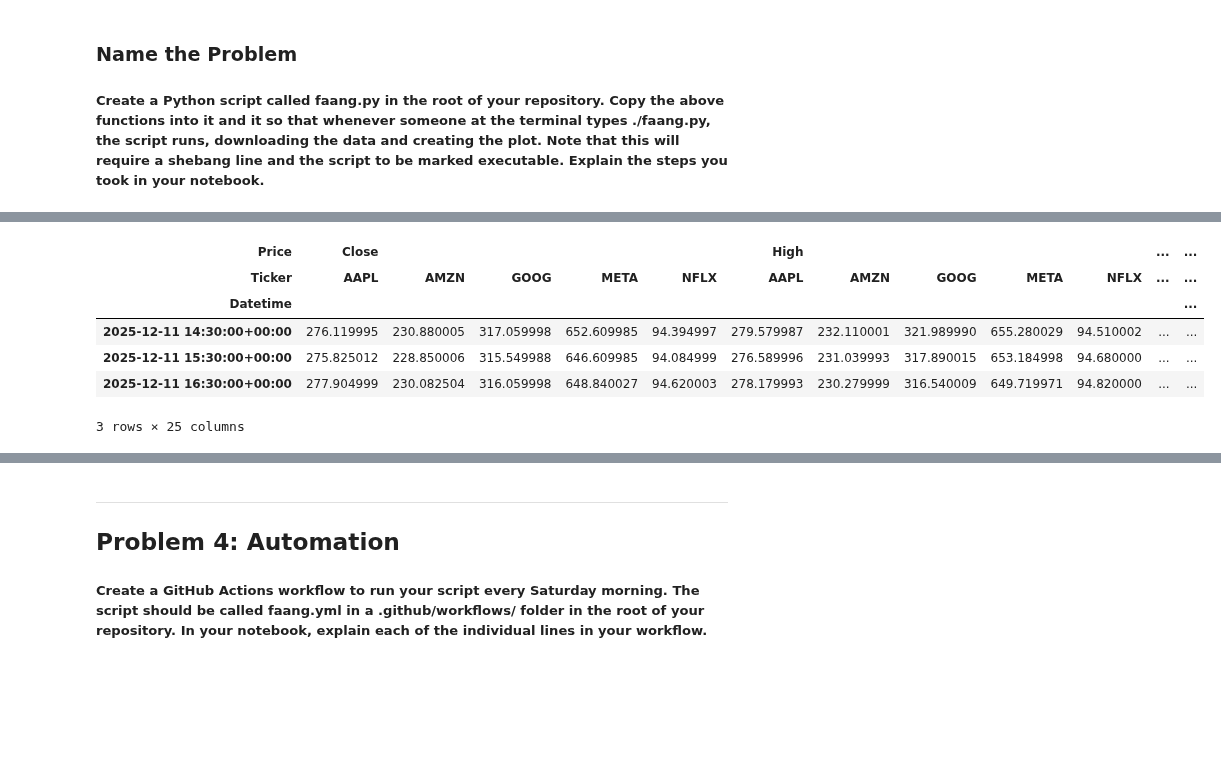
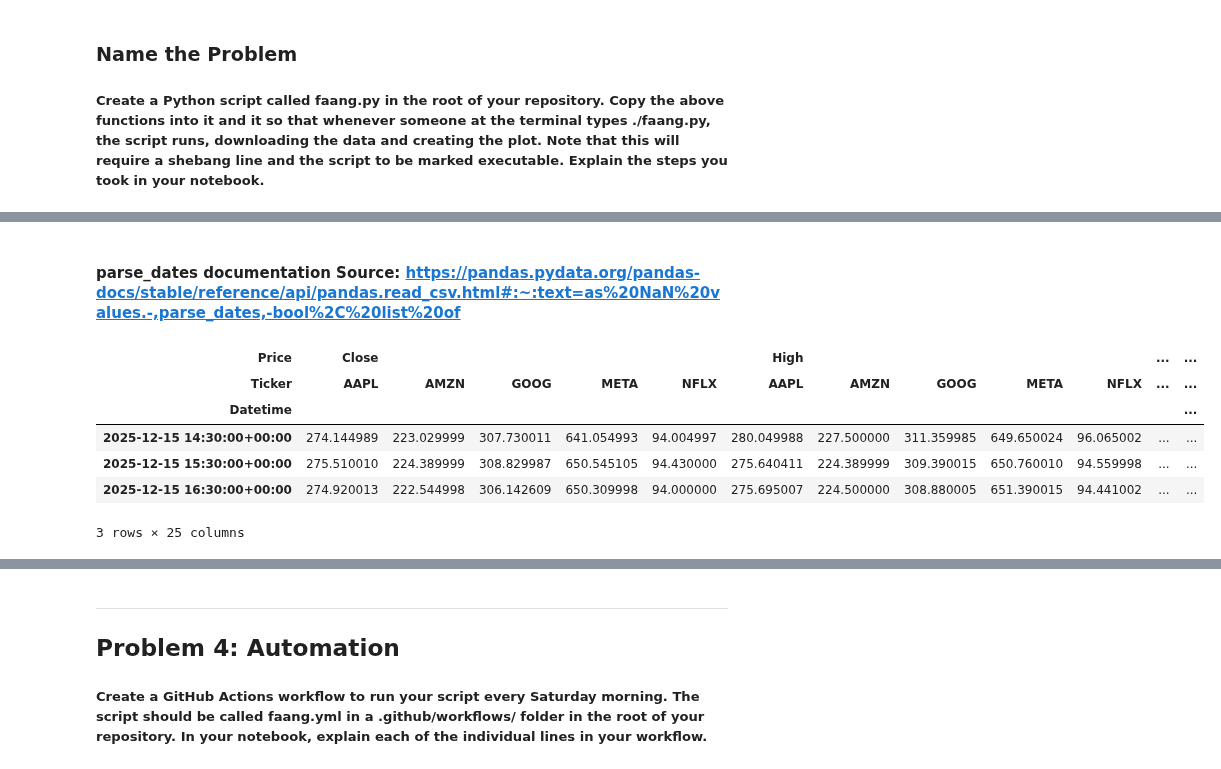
Before and after one commit to FaolanH/computer-infrastructure-assessment, a Jupyter notebook: problems.ipynb, the cells around one changed output, grey strips where cells are left out. Saved outputs shown, nothing was run; the diff lists cells and outputs as text; code cells hidden in the pictures; blank space fills up the shorter version.

```diff
--- a/problems.ipynb
+++ b/problems.ipynb
@@ -237,14 +232,16 @@ datafiles [0]
+# %% [markdown]
+#### parse_dates documentation Source: https://pandas.pydata.org/pandas-docs/stable/reference/api/pandas.read_csv.html#:~:text=as%20NaN%20values.-,parse_dates,-bool%2C%20list%20of
 # %%
-# calling the newest csv, generating two header rows and skipping the NaN row
-df_update = pd.read_csv(f'data/{datafiles[0]}', header = [0,1], index_col = 0, parse_dates = True)
+# calling the newest csv, generating two header rows and setting the NaN row as the index
+df = pd.read_csv(f'data/{datafiles[0]}', header = [0,1], index_col = 0, parse_dates = True)
 
-df_update.head(3)
+df.head(3)
 # %% [output]
 | Price | Close |  |  |  |  | High |  |  |  |  | ... | ... |
 | Ticker | AAPL | AMZN | GOOG | META | NFLX | AAPL | AMZN | GOOG | META | NFLX | ... | ... |
 | Datetime |  |  |  |  |  |  |  |  |  |  |  | ... |
-| 2025-12-11 14:30:00+00:00 | 276.119995 | 230.880005 | 317.059998 | 652.609985 | 94.394997 | 279.579987 | 232.110001 | 321.989990 | 655.280029 | 94.510002 | ... | ... |
-| 2025-12-11 15:30:00+00:00 | 275.825012 | 228.850006 | 315.549988 | 646.609985 | 94.084999 | 276.589996 | 231.039993 | 317.890015 | 653.184998 | 94.680000 | ... | ... |
-| 2025-12-11 16:30:00+00:00 | 277.904999 | 230.082504 | 316.059998 | 648.840027 | 94.620003 | 278.179993 | 230.279999 | 316.540009 | 649.719971 | 94.820000 | ... | ... |
+| 2025-12-15 14:30:00+00:00 | 274.144989 | 223.029999 | 307.730011 | 641.054993 | 94.004997 | 280.049988 | 227.500000 | 311.359985 | 649.650024 | 96.065002 | ... | ... |
+| 2025-12-15 15:30:00+00:00 | 275.510010 | 224.389999 | 308.829987 | 650.545105 | 94.430000 | 275.640411 | 224.389999 | 309.390015 | 650.760010 | 94.559998 | ... | ... |
+| 2025-12-15 16:30:00+00:00 | 274.920013 | 222.544998 | 306.142609 | 650.309998 | 94.000000 | 275.695007 | 224.500000 | 308.880005 | 651.390015 | 94.441002 | ... | ... |
 3 rows × 25 columns
 # %%
```
Also changed, not shown: parts of 16 cells of this notebook, 6 other files.
